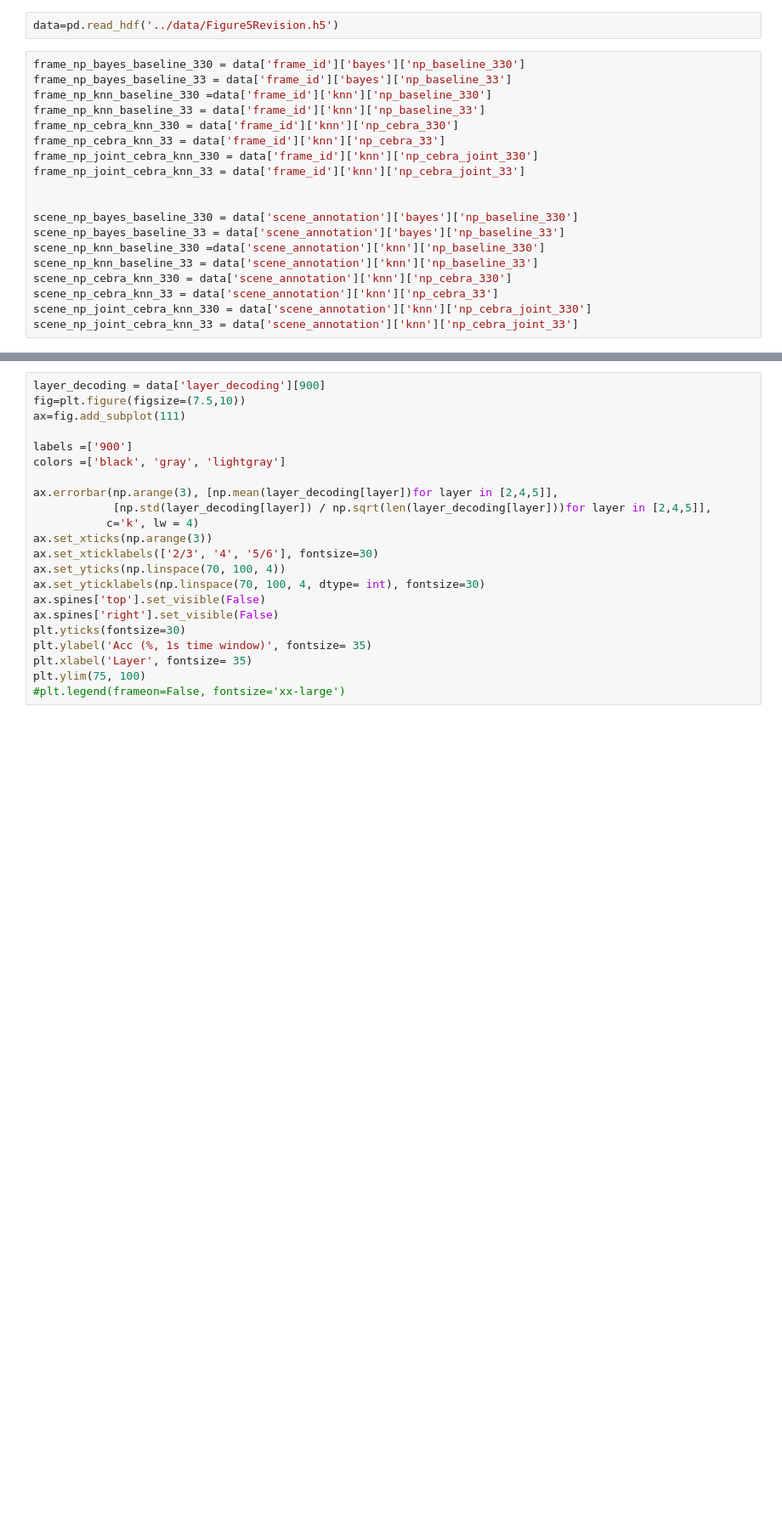
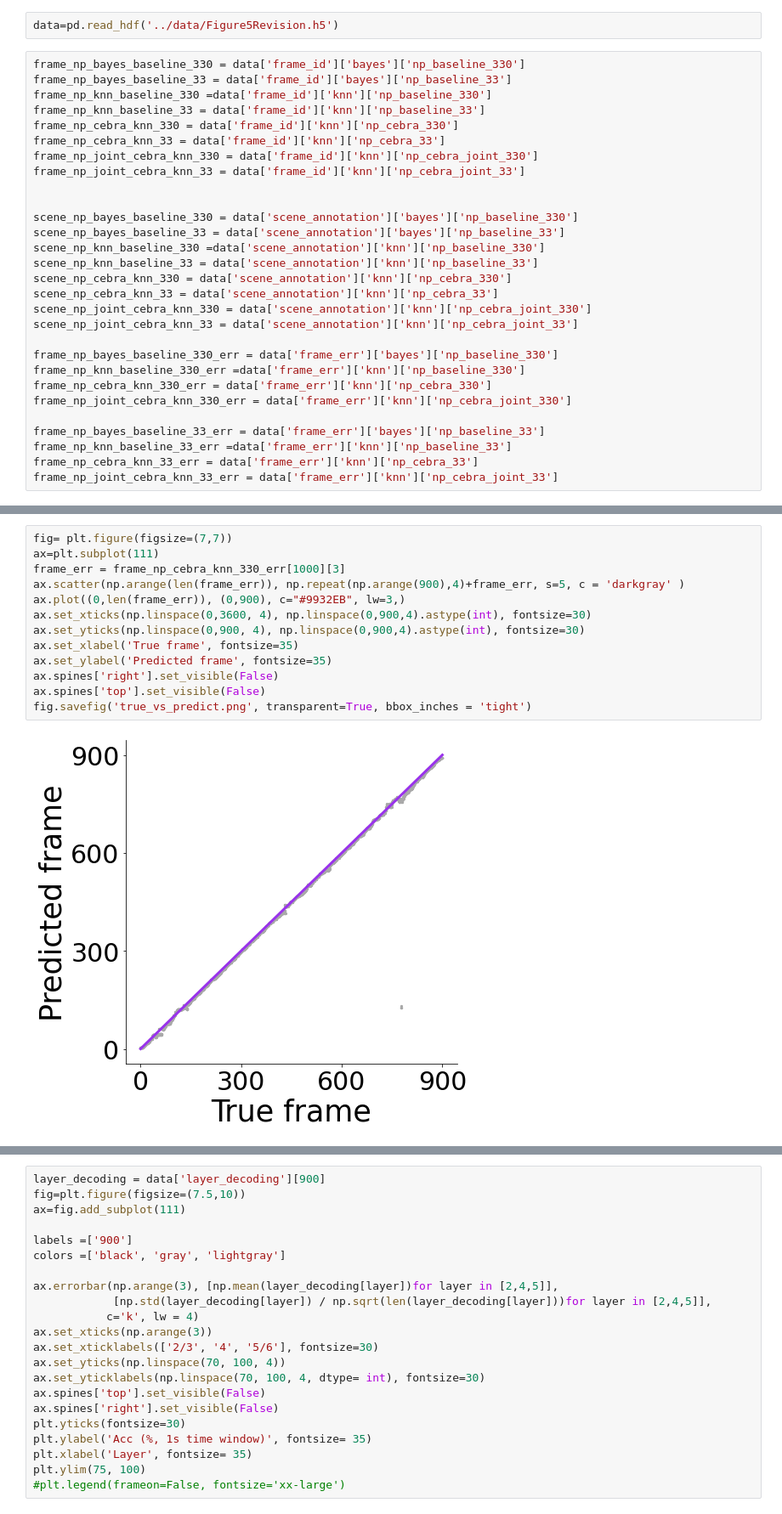
Before and after one commit to AdaptiveMotorControlLab/cebra-figures, a Jupyter notebook: figures/Figure5RevisionWIP.ipynb, the cells around one changed output, grey strips where cells are left out. Shown: that part at 85% size. Cells and saved outputs as stored; diff of their text form; blank space fills up the shorter version.

```diff
--- a/figures/Figure5RevisionWIP.ipynb
+++ b/figures/Figure5RevisionWIP.ipynb
@@ -24,6 +25,16 @@ scene_np_cebra_knn_330 = data['scene_annotation']['knn']['np_cebra_330']
 scene_np_cebra_knn_33 = data['scene_annotation']['knn']['np_cebra_33']
 scene_np_joint_cebra_knn_330 = data['scene_annotation']['knn']['np_cebra_joint_330']
 scene_np_joint_cebra_knn_33 = data['scene_annotation']['knn']['np_cebra_joint_33']
+
+frame_np_bayes_baseline_330_err = data['frame_err']['bayes']['np_baseline_330']
+frame_np_knn_baseline_330_err =data['frame_err']['knn']['np_baseline_330']
+frame_np_cebra_knn_330_err = data['frame_err']['knn']['np_cebra_330']
+frame_np_joint_cebra_knn_330_err = data['frame_err']['knn']['np_cebra_joint_330']
+
+frame_np_bayes_baseline_33_err = data['frame_err']['bayes']['np_baseline_33']
+frame_np_knn_baseline_33_err =data['frame_err']['knn']['np_baseline_33']
+frame_np_cebra_knn_33_err = data['frame_err']['knn']['np_cebra_33']
+frame_np_joint_cebra_knn_33_err = data['frame_err']['knn']['np_cebra_joint_33']
 # %%
 num_neurons = [50,100,200,400, 600, 800,900, 1000]
 
@@ -65,3 +101,18 @@ def n_mean_err_joint(dic, modality, ns = num_neurons):
+# %%
+fig= plt.figure(figsize=(7,7))
+ax=plt.subplot(111)
+frame_err = frame_np_cebra_knn_330_err[1000][3]
+ax.scatter(np.arange(len(frame_err)), np.repeat(np.arange(900),4)+frame_err, s=5, c = 'darkgray' )
+ax.plot((0,len(frame_err)), (0,900), c="#9932EB", lw=3,)
+ax.set_xticks(np.linspace(0,3600, 4), np.linspace(0,900,4).astype(int), fontsize=30)
+ax.set_yticks(np.linspace(0,900, 4), np.linspace(0,900,4).astype(int), fontsize=30)
+ax.set_xlabel('True frame', fontsize=35)
+ax.set_ylabel('Predicted frame', fontsize=35)
+ax.spines['right'].set_visible(False)
+ax.spines['top'].set_visible(False)
+fig.savefig('true_vs_predict.png', transparent=True, bbox_inches = 'tight')
+# %% [output]
+[figure, added]
 # %%
 white = False
 
```
Also changed, not shown: parts of 6 cells of this notebook, 11 other files.
